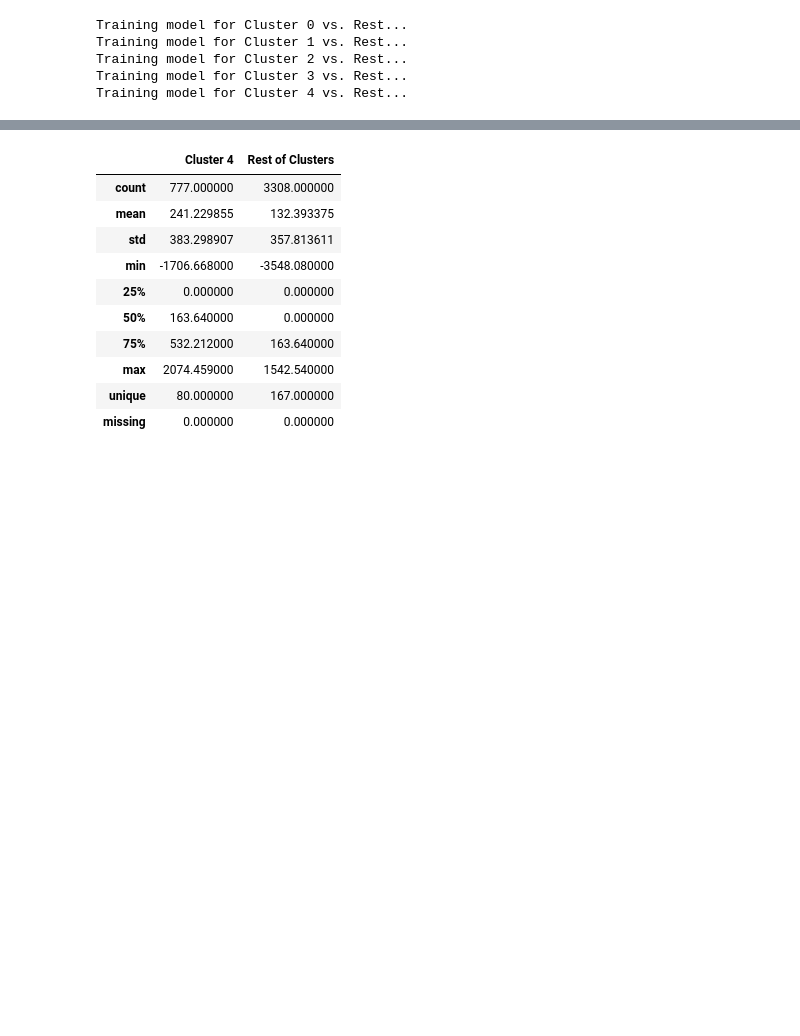
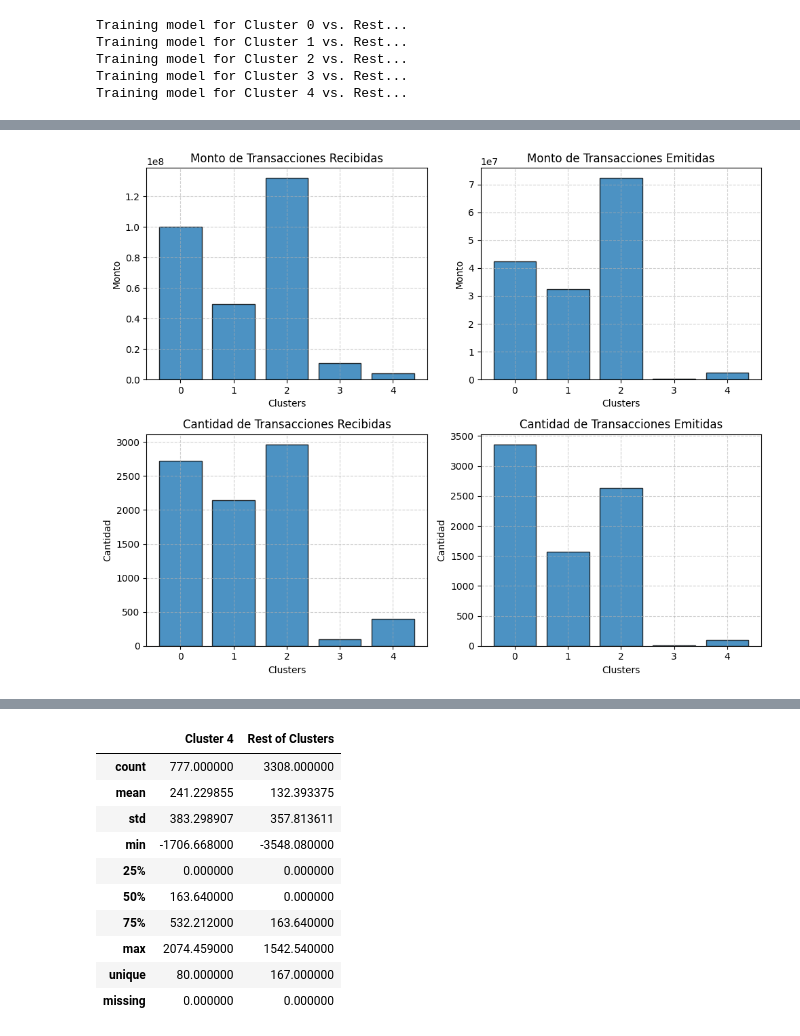
Before and after one commit to CLCHRISLOMBARDO/churn-prediction-bank, a Jupyter notebook: test copy.ipynb, the cells around one changed output, grey strips where cells are left out. Cells and saved outputs as stored; diff of their text form; code cells hidden in the pictures; blank space fills up the shorter version.

```diff
--- a/test copy.ipynb
+++ b/test copy.ipynb
@@ -178,0 +179,22 @@ for k in range(5):
+# %%
+features = ["Monto","Cantidad"]
+features_letra=["m","c"]
+acciones=["Transacciones Recibidas","Transacciones Emitidas"]
+acciones_name=["transferencias_recibidas","transferencias_emitidas"]
+fig,axes=plt.subplots(2,2,figsize=(10,8))
+axes=axes.flatten()
+i=0
+for f,feat in zip(features_letra,features) :
+    for acc,accion in zip(acciones_name,acciones):
+        ax=axes[i]
+        total_grupos_by_cluster=df.groupby("cluster")[f"{f+acc}"].sum()
+        ax.bar([0,1,2,3,4] ,total_grupos_by_cluster.values, alpha=0.8 ,edgecolor="black")
+        ax.set_title(f"{feat} de {accion}")
+        ax.set_xlabel("Clusters")
+        ax.set_ylabel(f"{feat}")
+        ax.grid(True, linestyle="--", alpha=0.6)
+        i+=1
+plt.tight_layout()
+plt.show()
+# %% [output]
+[figure, added]
```
Also changed, not shown: parts of 17 cells of this notebook.
